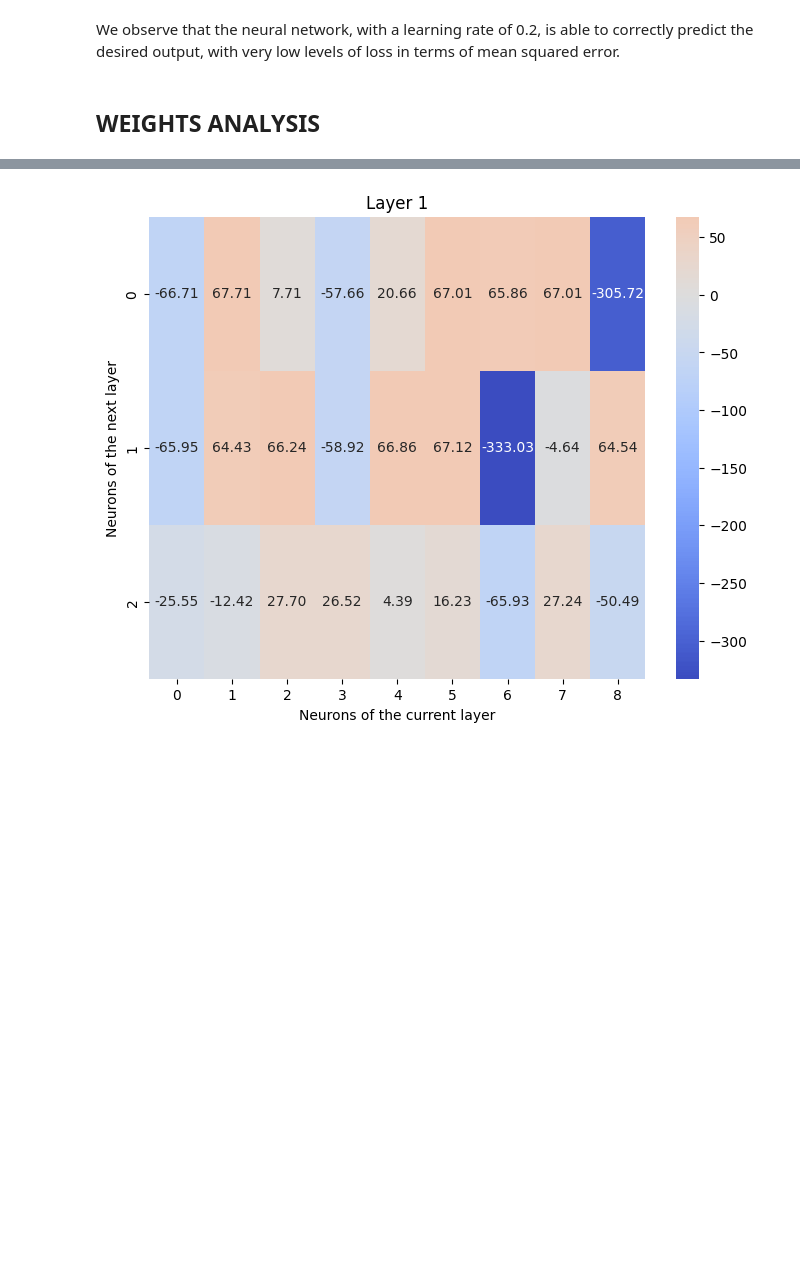
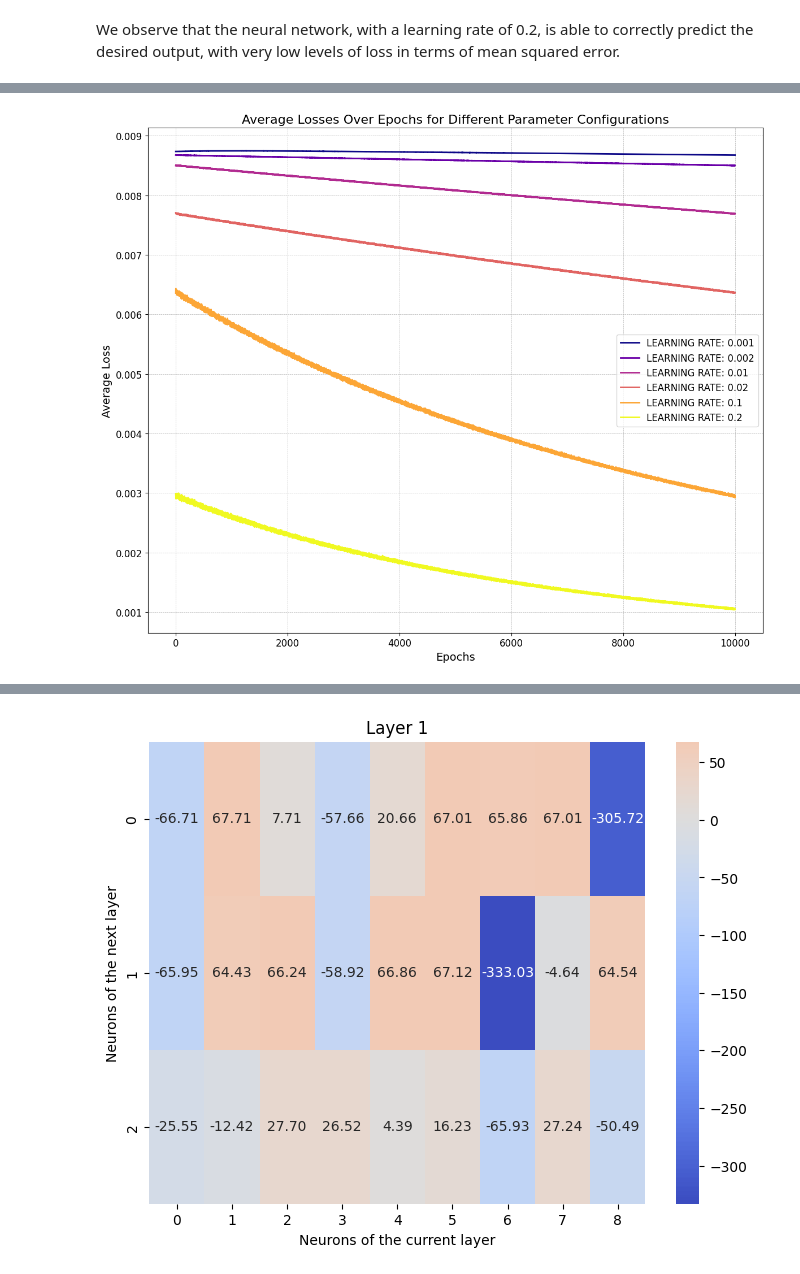
Before and after one commit to marcon21/aml_assignments, a Jupyter notebook: training_analysis.ipynb, the cells around one changed output, grey strips where cells are left out. Cells and saved outputs as stored; diff of their text form; code cells hidden in the pictures; blank space fills up the shorter version.

```diff
--- a/training_analysis.ipynb
+++ b/training_analysis.ipynb
@@ -76,5 +126,43 @@ Input: [0. 0. 0. 0. 0. 0. 0. 1.]
 Output: [[0.   0.   0.01 0.02 0.   0.07 0.   0.86]]
 # %% [markdown]
 We observe that the neural network, with a learning rate of 0.2, is able to correctly predict the desired output, with very low levels of loss in terms of mean squared error.
-# %% [markdown]
-## WEIGHTS ANALYSIS
+# %%
+lrs = [0.001, 0.002, 0.01, 0.02, 0.1, 0.2]
+
+num_configs = len(lrs)
+losses = dict()
+for lr in lrs:
+    print("-" * 50)
+    print(f"Learning Rate: {lr}")
+    print("-" * 50)
+    nn = NN(layers=layers, lr=lr)
+    nn.train(X, 10000)
+    losses[(lr)] = nn
+
+plt.figure(figsize=(12, 10))
+colors = plt.cm.plasma(np.linspace(0, 1, num_configs))
+i = 0
+
+for lr in lrs:
+    net: NN = losses[(lr)]
+    plt.plot(
+        net.losses,
+        color=colors[i],
+        linewidth=2,
+        label=f"LEARNING RATE: {lr}",
+    )
+    i += 1
+
+plt.title(
+    "Average Losses Over Epochs for Different Parameter Configurations", fontsize=16
+)
+plt.xlabel("Epochs", fontsize=14)
+plt.ylabel("Average Loss", fontsize=14)
+plt.legend(fontsize=12)
+plt.grid(True, which="both", linestyle="--", linewidth=0.5)
+plt.xticks(fontsize=12)
+plt.yticks(fontsize=12)
+
+plt.tight_layout()
+plt.show()
+# %% [output]
@@ -80,0 +187 @@ We observe that the neural network, with a learning rate of 0.2, is able to corr
+[figure, added]
```
Also changed, not shown: parts of 14 cells of this notebook.
